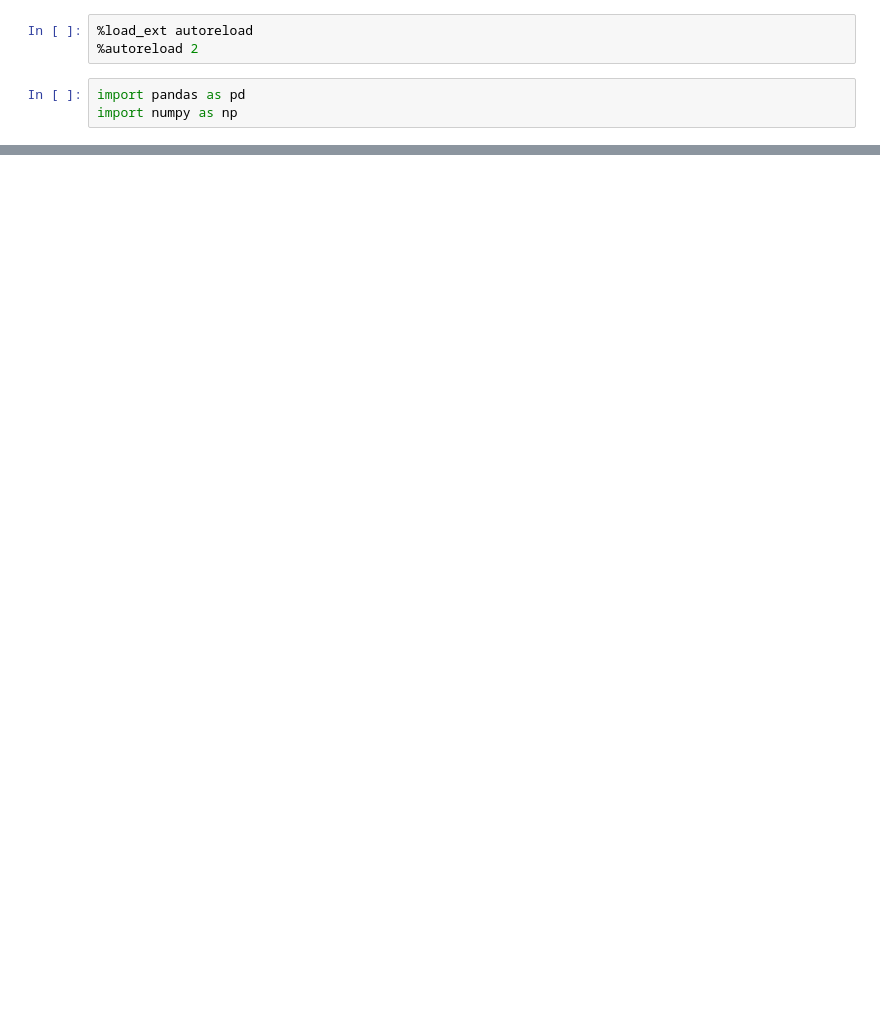
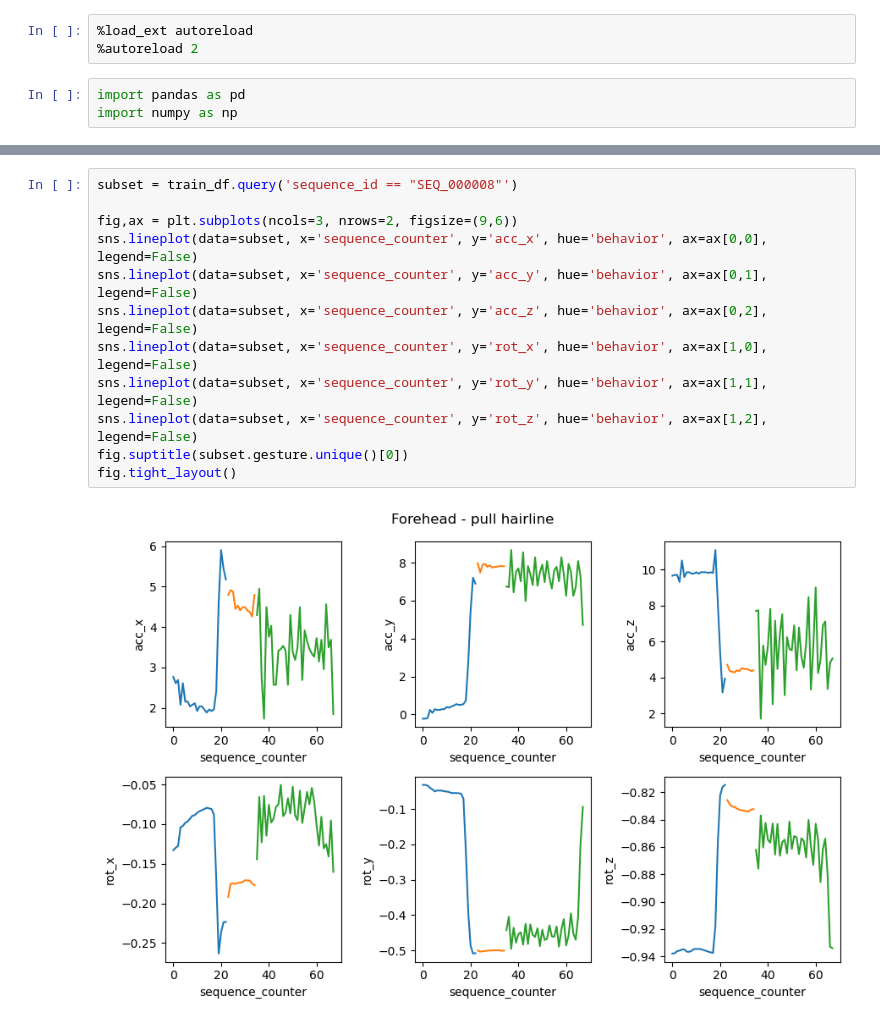
Before and after one commit to iguptasn/kaggle_cmi_bfrb, a Jupyter notebook: notebooks/test_notebook.ipynb, the cells around one changed output, grey strips where cells are left out. Cells and saved outputs as stored; diff of their text form; blank space fills up the shorter version.

```diff
--- a/notebooks/test_notebook.ipynb
+++ b/notebooks/test_notebook.ipynb
@@ -20,0 +44,14 @@ ModuleNotFoundError: No module named 'kaggle_evaluation'
+# %%
+subset = train_df.query('sequence_id == "SEQ_000008"')
+
+fig,ax = plt.subplots(ncols=3, nrows=2, figsize=(9,6))
+sns.lineplot(data=subset, x='sequence_counter', y='acc_x', hue='behavior', ax=ax[0,0], legend=False)
+sns.lineplot(data=subset, x='sequence_counter', y='acc_y', hue='behavior', ax=ax[0,1], legend=False)
+sns.lineplot(data=subset, x='sequence_counter', y='acc_z', hue='behavior', ax=ax[0,2], legend=False)
+sns.lineplot(data=subset, x='sequence_counter', y='rot_x', hue='behavior', ax=ax[1,0], legend=False)
+sns.lineplot(data=subset, x='sequence_counter', y='rot_y', hue='behavior', ax=ax[1,1], legend=False)
+sns.lineplot(data=subset, x='sequence_counter', y='rot_z', hue='behavior', ax=ax[1,2], legend=False)
+fig.suptitle(subset.gesture.unique()[0])
+fig.tight_layout()
+# %% [output]
+[figure, added]
```
Also changed, not shown: parts of 7 cells of this notebook, 1 other file.
